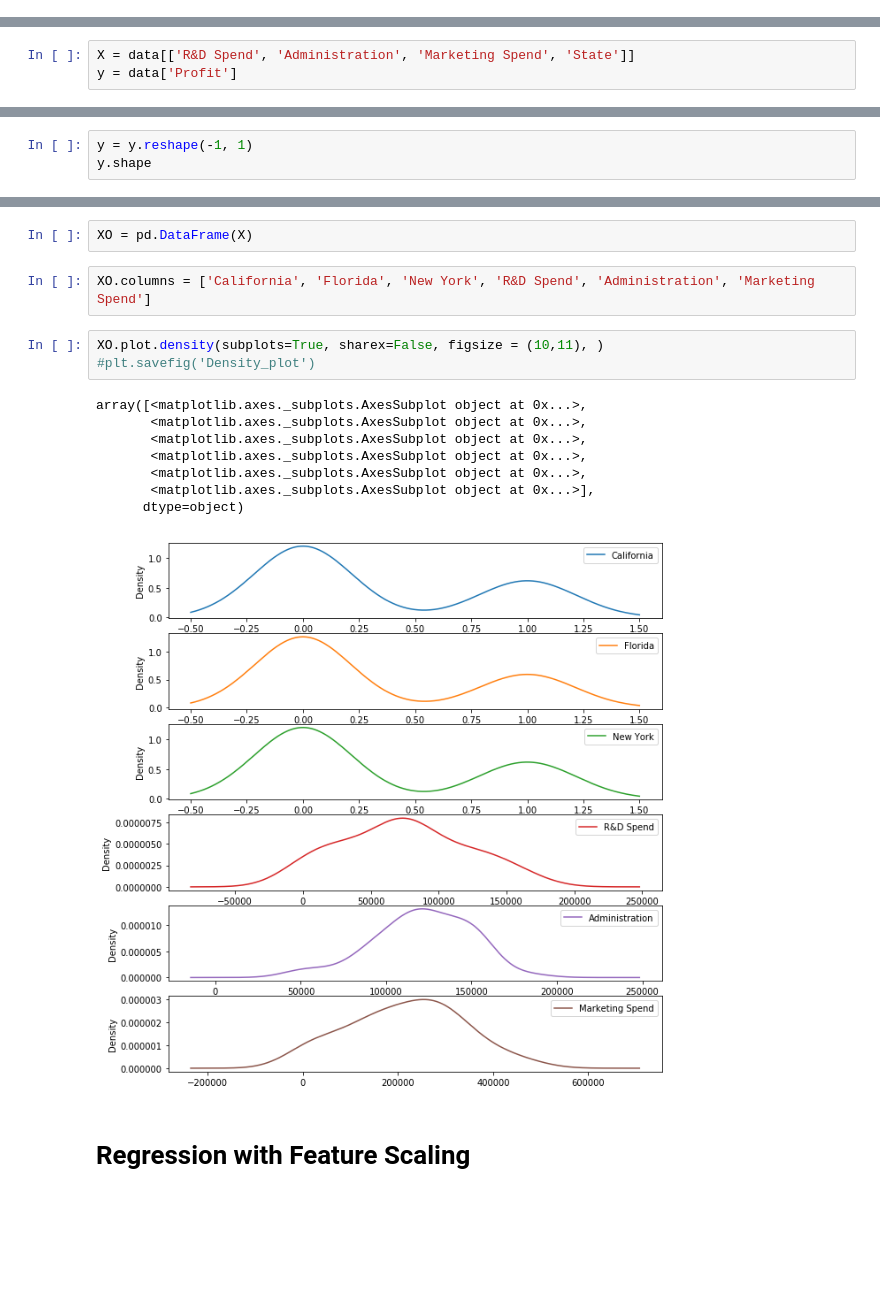
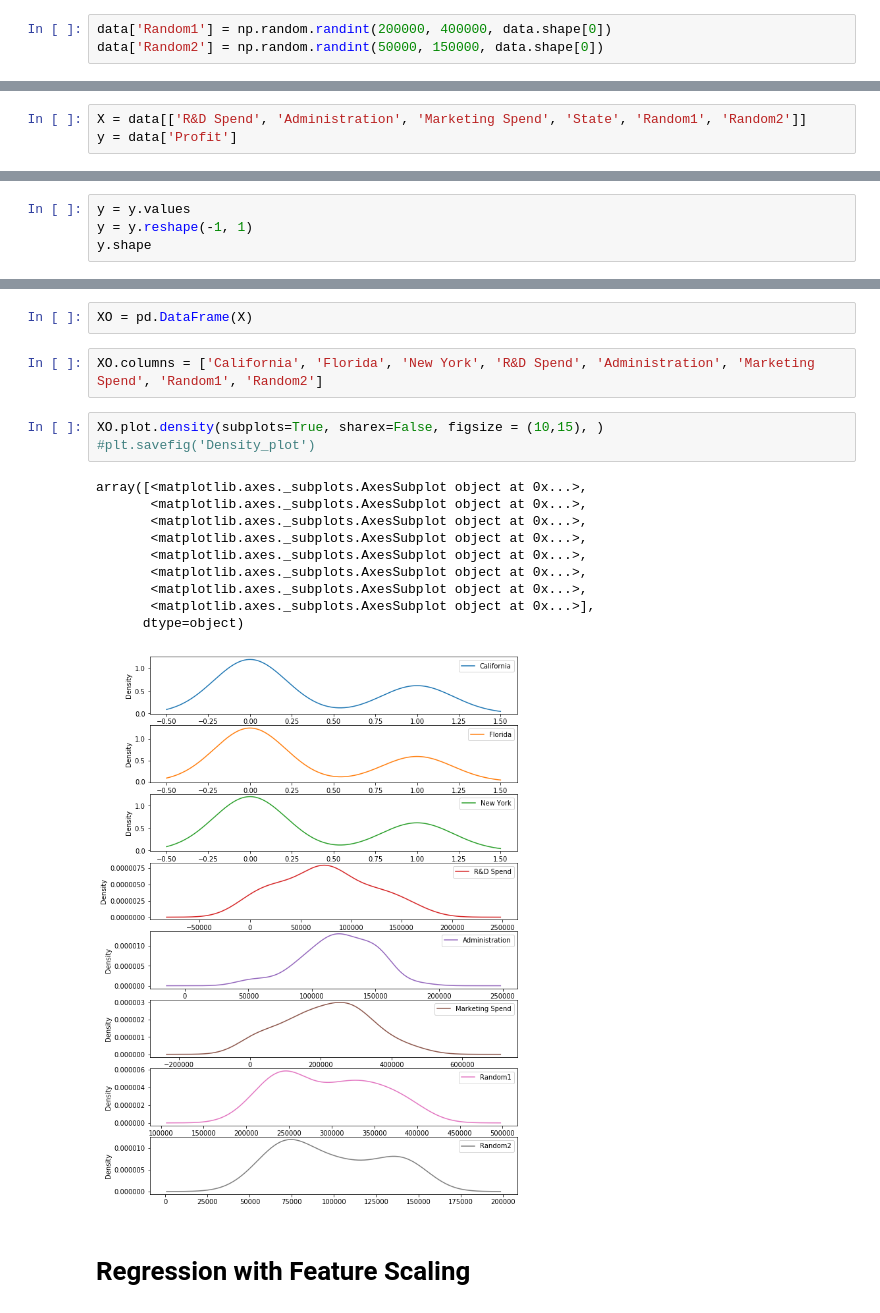
Before and after one commit to ShendoxParadox/Startups-DataSet, a Jupyter notebook: MultiLinear Regression Startups Data.ipynb, the cells around one changed output, grey strips where cells are left out. Cells and saved outputs as stored; diff of their text form; blank space fills up the shorter version.

```diff
--- a/MultiLinear Regression Startups Data.ipynb
+++ b/MultiLinear Regression Startups Data.ipynb
@@ -216,0 +223,3 @@ data.head()
+# %%
+data['Random1'] = np.random.randint(200000, 400000, data.shape[0])
+data['Random2'] = np.random.randint(50000, 150000, data.shape[0])
@@ -217,3 +235,3 @@ data.head()
 # %%
-X = data[['R&D Spend', 'Administration', 'Marketing Spend', 'State']]
+X = data[['R&D Spend', 'Administration', 'Marketing Spend', 'State', 'Random1', 'Random2']]
 y = data['Profit']
@@ -227,4 +258,5 @@ X.shape, y.shape
 # %%
+y = y.values
 y = y.reshape(-1, 1)
 y.shape
 # %% [output]
@@ -268,19 +316,21 @@ R_2_no_scale
 # %%
 XO = pd.DataFrame(X)
 # %%
-XO.columns = ['California', 'Florida', 'New York', 'R&D Spend', 'Administration', 'Marketing Spend']
+XO.columns = ['California', 'Florida', 'New York', 'R&D Spend', 'Administration', 'Marketing Spend', 'Random1', 'Random2']
 # %%
-XO.plot.density(subplots=True, sharex=False, figsize = (10,11), )
+XO.plot.density(subplots=True, sharex=False, figsize = (10,15), )
 #plt.savefig('Density_plot')
 # %% [output]
 array([<matplotlib.axes._subplots.AxesSubplot object at 0x...>,
+       <matplotlib.axes._subplots.AxesSubplot object at 0x...>,
+       <matplotlib.axes._subplots.AxesSubplot object at 0x...>,
        <matplotlib.axes._subplots.AxesSubplot object at 0x...>,
        <matplotlib.axes._subplots.AxesSubplot object at 0x...>,
        <matplotlib.axes._subplots.AxesSubplot object at 0x...>,
        <matplotlib.axes._subplots.AxesSubplot object at 0x...>,
        <matplotlib.axes._subplots.AxesSubplot object at 0x...>],
       dtype=object)
-[figure, old version]
+[figure, new version]
 # %% [markdown]
 # Regression with Feature Scaling
 # %% [markdown]
```
Also changed, not shown: parts of 67 cells of this notebook.
